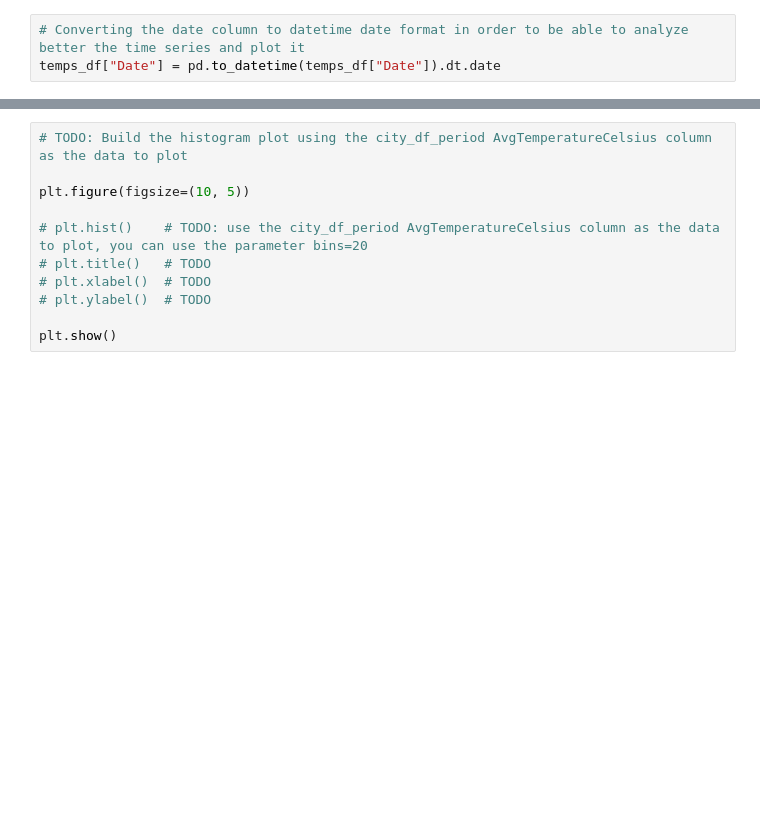
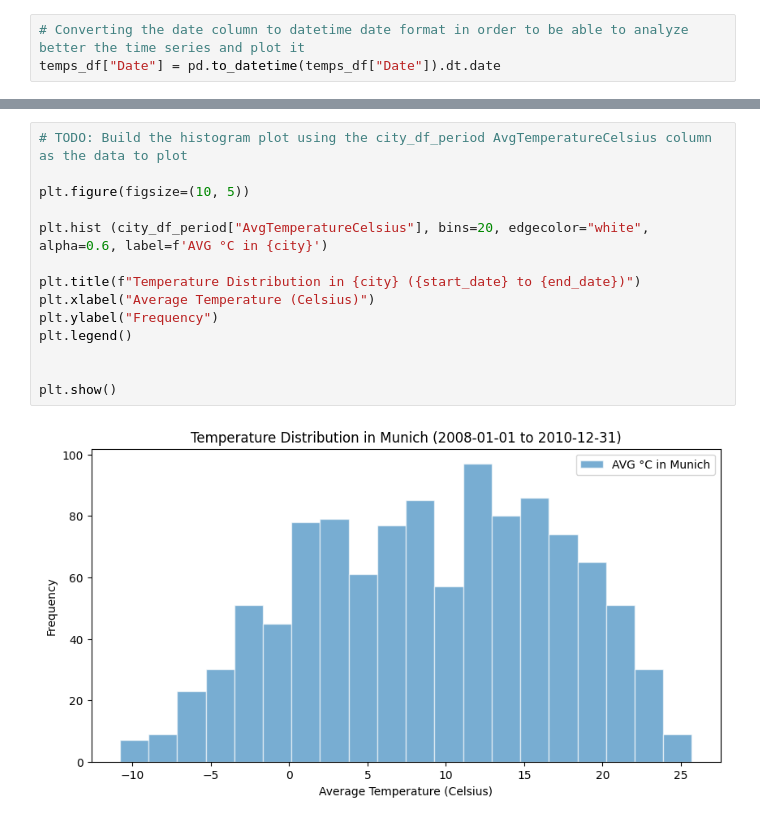
Before and after one commit to chethanbcherry/eae_ipld_project_forked, a Jupyter notebook: development/03_temperatures_dashboard.ipynb, the cells around one changed output, grey strips where cells are left out. Drawn from its saved outputs; the diff is of its cells as text; blank space fills up the shorter version.

```diff
--- a/development/03_temperatures_dashboard.ipynb
+++ b/development/03_temperatures_dashboard.ipynb
@@ -101,14 +151,19 @@ plt.show()
 # %%
 # TODO: Build the histogram plot using the city_df_period AvgTemperatureCelsius column as the data to plot
 
 plt.figure(figsize=(10, 5))
 
-# plt.hist()    # TODO: use the city_df_period AvgTemperatureCelsius column as the data to plot, you can use the parameter bins=20
-# plt.title()   # TODO
-# plt.xlabel()  # TODO
-# plt.ylabel()  # TODO
+plt.hist (city_df_period["AvgTemperatureCelsius"], bins=20, edgecolor="white", alpha=0.6, label=f'AVG °C in {city}')
+
+plt.title(f"Temperature Distribution in {city} ({start_date} to {end_date})")
+plt.xlabel("Average Temperature (Celsius)")
+plt.ylabel("Frequency")
+plt.legend()
+
 
 plt.show()
+# %% [output]
+[figure, added]
 # %%
 # Ex 3.7: Now repeat the previous question but for a list of cities:
 #   - Make a line plot with the temperature reads of the cities in the list, for the selected time period, every city has to be a different line with a different color, the x axis has to be the timestamp column.
```
Also changed, not shown: parts of 8 cells of this notebook, 1 other file.
